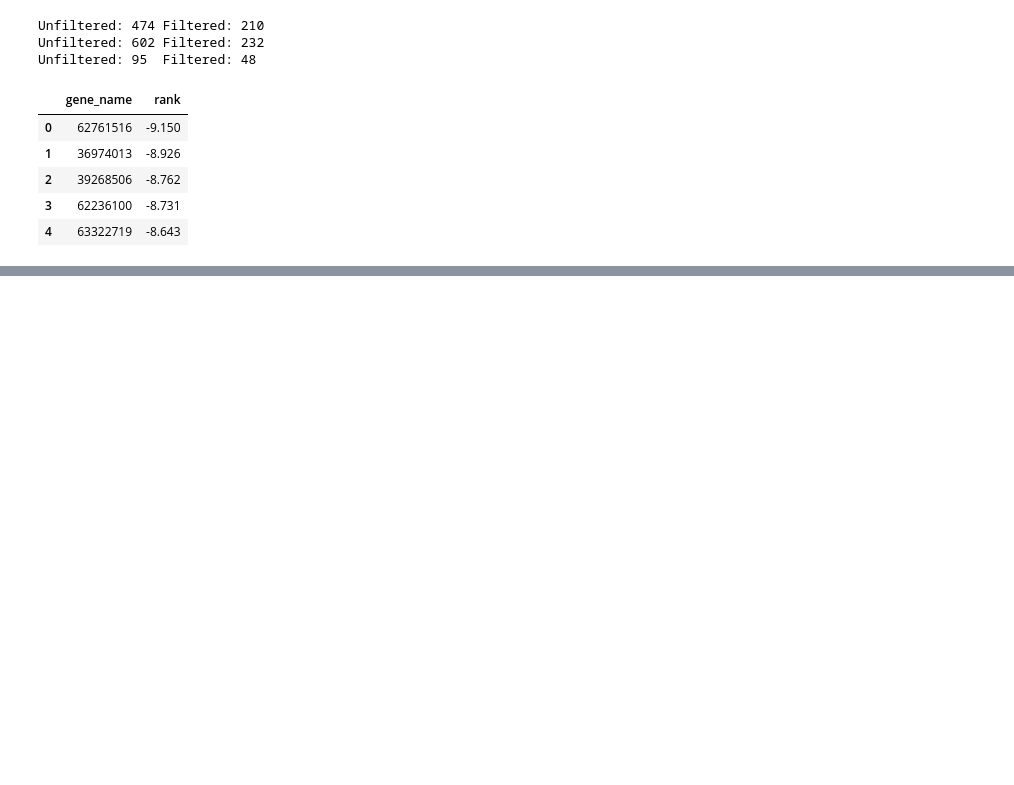
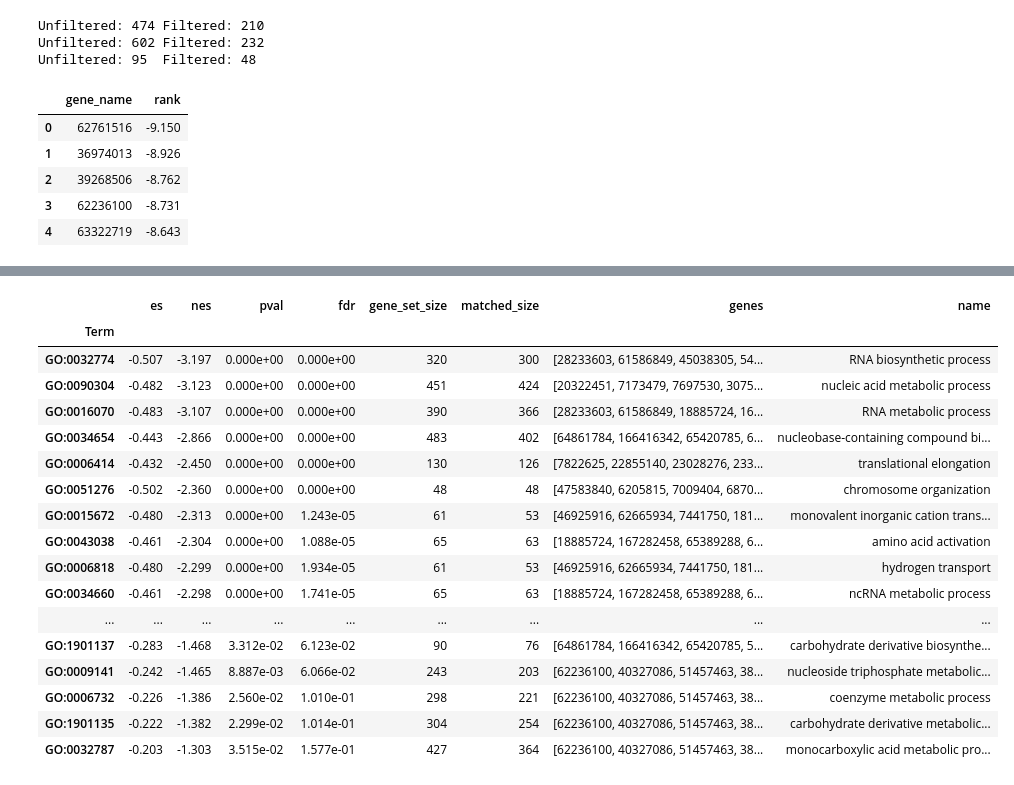
Before and after one commit to stuppie/triflic, a Jupyter notebook: H1/5-gsea.py.ipynb, the cells around one changed output, grey strips where cells are left out. Drawn from its saved outputs; the diff is of its cells as text; code cells hidden in the pictures; blank space fills up the shorter version.

```diff
--- a/H1/5-gsea.py.ipynb
+++ b/H1/5-gsea.py.ipynb
@@ -176,0 +237,21 @@ bp_controlrol
+# %%
+bp_control
+# %% [output]
+|  | es | nes | pval | fdr | gene_set_size | matched_size | genes | name |
+| Term |  |  |  |  |  |  |  |  |
+| GO:0032774 | -0.507 | -3.197 | 0.000e+00 | 0.000e+00 | 320 | 300 | [28233603, 61586849, 45038305, 54... | RNA biosynthetic process |
+| GO:0090304 | -0.482 | -3.123 | 0.000e+00 | 0.000e+00 | 451 | 424 | [20322451, 7173479, 7697530, 3075... | nucleic acid metabolic process |
+| GO:0016070 | -0.483 | -3.107 | 0.000e+00 | 0.000e+00 | 390 | 366 | [28233603, 61586849, 18885724, 16... | RNA metabolic process |
+| GO:0034654 | -0.443 | -2.866 | 0.000e+00 | 0.000e+00 | 483 | 402 | [64861784, 166416342, 65420785, 6... | nucleobase-containing compound bi... |
+| GO:0006414 | -0.432 | -2.450 | 0.000e+00 | 0.000e+00 | 130 | 126 | [7822625, 22855140, 23028276, 233... | translational elongation |
+| GO:0051276 | -0.502 | -2.360 | 0.000e+00 | 0.000e+00 | 48 | 48 | [47583840, 6205815, 7009404, 6870... | chromosome organization |
+| GO:0015672 | -0.480 | -2.313 | 0.000e+00 | 1.243e-05 | 61 | 53 | [46925916, 62665934, 7441750, 181... | monovalent inorganic cation trans... |
+| GO:0043038 | -0.461 | -2.304 | 0.000e+00 | 1.088e-05 | 65 | 63 | [18885724, 167282458, 65389288, 6... | amino acid activation |
+| GO:0006818 | -0.480 | -2.299 | 0.000e+00 | 1.934e-05 | 61 | 53 | [46925916, 62665934, 7441750, 181... | hydrogen transport |
+| GO:0034660 | -0.461 | -2.298 | 0.000e+00 | 1.741e-05 | 65 | 63 | [18885724, 167282458, 65389288, 6... | ncRNA metabolic process |
+| ... | ... | ... | ... | ... | ... | ... | ... | ... |
+| GO:1901137 | -0.283 | -1.468 | 3.312e-02 | 6.123e-02 | 90 | 76 | [64861784, 166416342, 65420785, 5... | carbohydrate derivative biosynthe... |
+| GO:0009141 | -0.242 | -1.465 | 8.887e-03 | 6.066e-02 | 243 | 203 | [62236100, 40327086, 51457463, 38... | nucleoside triphosphate metabolic... |
+| GO:0006732 | -0.226 | -1.386 | 2.560e-02 | 1.010e-01 | 298 | 221 | [62236100, 40327086, 51457463, 38... | coenzyme metabolic process |
+| GO:1901135 | -0.222 | -1.382 | 2.299e-02 | 1.014e-01 | 304 | 254 | [62236100, 40327086, 51457463, 38... | carbohydrate derivative metabolic... |
+| GO:0032787 | -0.203 | -1.303 | 3.515e-02 | 1.577e-01 | 427 | 364 | [62236100, 40327086, 51457463, 38... | monocarboxylic acid metabolic pro... |
```
Also changed, not shown: parts of 8 cells of this notebook.
